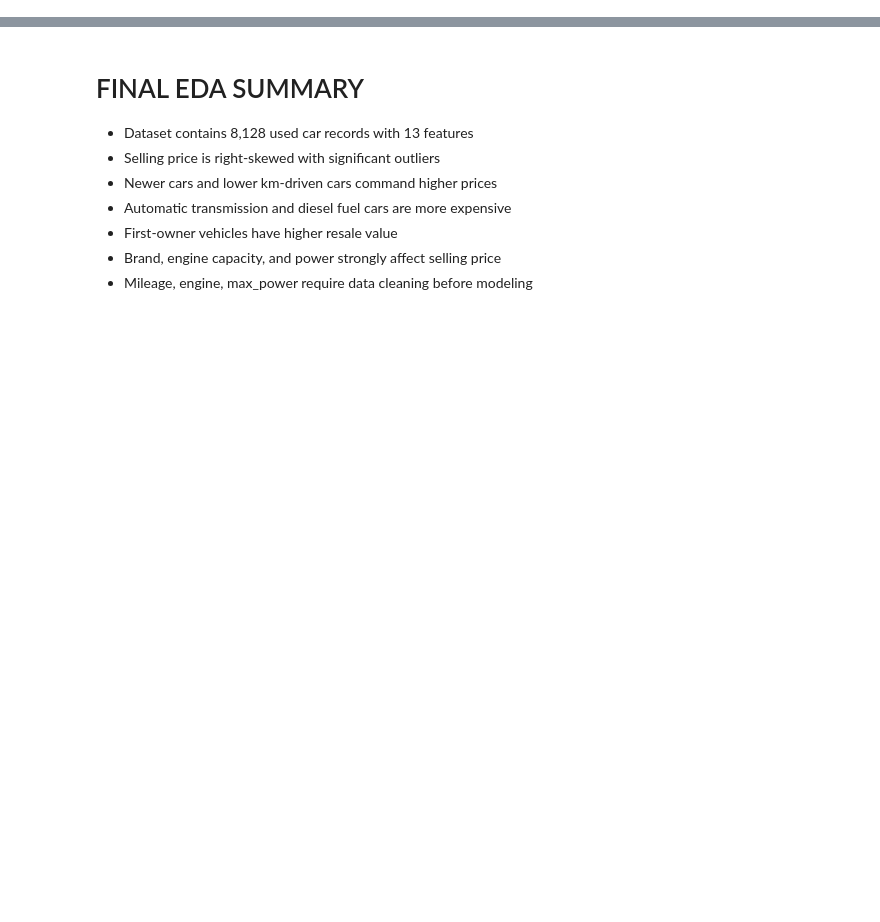
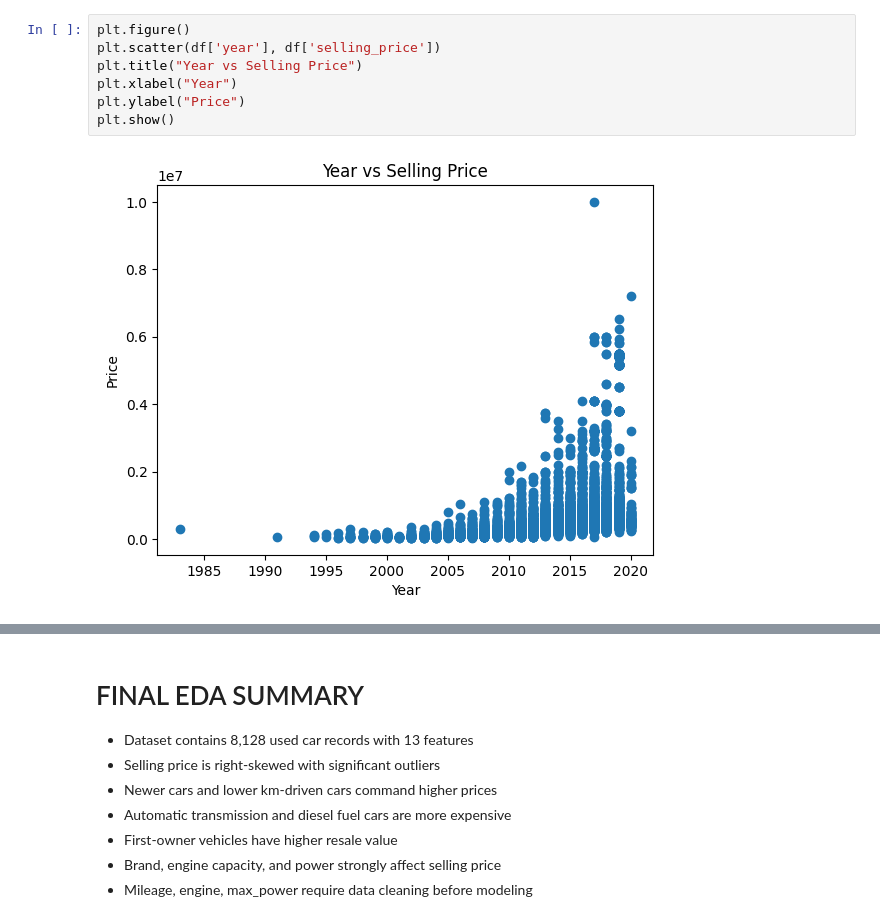
Before and after one commit to subozlame/carprices, a Jupyter notebook: eda.ipynb, the cells around one changed output, grey strips where cells are left out. Cells and saved outputs as stored; diff of their text form; blank space fills up the shorter version.

```diff
--- a/eda.ipynb
+++ b/eda.ipynb
@@ -170,0 +99,9 @@ plt.show()
+# %%
+plt.figure()
+plt.scatter(df['year'], df['selling_price'])
+plt.title("Year vs Selling Price")
+plt.xlabel("Year")
+plt.ylabel("Price")
+plt.show()
+# %% [output]
+[figure, added]
```
Also changed, not shown: parts of 49 cells of this notebook.
